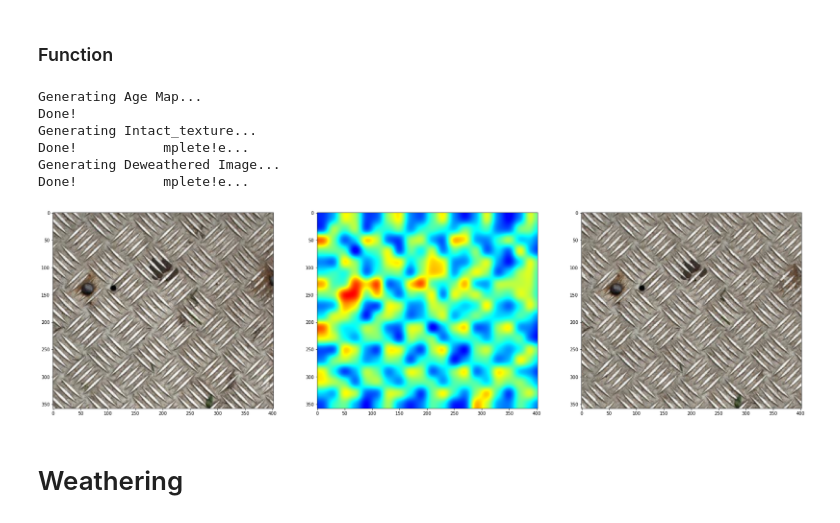
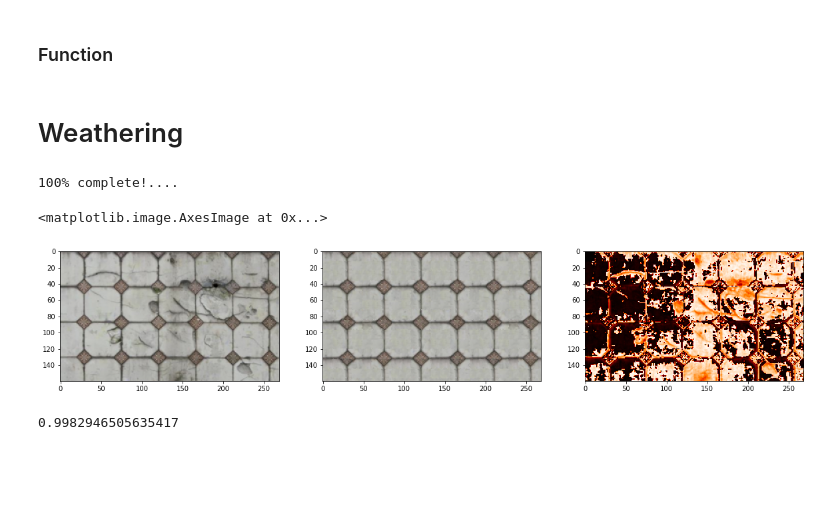
Before and after one commit to ShivanshRakesh/time-varying-weathering-in-texture-space, a Jupyter notebook: src/project.ipynb, the cells around one changed output. Saved outputs shown, nothing was run; the diff lists cells and outputs as text; code cells hidden in the pictures; blank space fills up the shorter version.

Commit message:
added code for generating delta map

```diff
--- a/src/project.ipynb
+++ b/src/project.ipynb
@@ -801,15 +818,7 @@ def deweather(input_image, t, details=None, gradient=None, int_tex=None, bsize=N
 
     return deweathered
 # %%
-deweathered = deweather('input.png', 0.98, size=(30, 10))
+deweathered = deweather('input.png', 0.5, size=(30, 10))
-# %% [output]
-Generating Age Map...
-Done!
-Generating Intact_texture...
-Done!           mplete!e...
-Generating Deweathered Image...
-Done!           mplete!e...
-[figure, removed]
 # %%
 # def generate_deweathering_gif(input_image_name, nframes=30):
 
@@ -864,3 +873,46 @@ Done!           mplete!e...
 # gen_gif('texture8.png', images_texture8)
 # %% [markdown]
 # Weathering
+# %%
+input_image = 'texture8.png'
+
+input_texture = cv2.imread('../images/' + input_image)
+input_texture = cv2.cvtColor(input_texture, cv2.COLOR_BGR2RGB)
+
+intact_texture_img = intact_texture(input_image)
+
+inpDetails, inpGrad = decouple(input_texture)
+intactDetails, intactGrad = decouple(intact_texture_img)
+
+# generating delta map
+delta_map = scale((inpDetails-intactDetails) + (inpGrad-intactGrad), 1)
+
+plt.figure(figsize=(20,5))
+plt.subplot(131)
+plt.imshow(input_texture)
+plt.subplot(132)
+plt.imshow(intact_texture_img)
+plt.subplot(133)
+plt.imshow(delta_map, cmap="gist_heat")
+# %% [output]
+100% complete!....
+<matplotlib.image.AxesImage at 0x...>
+[figure, added]
+# %%
+age_map = generate_age_map(inpDetails, inpGrad, 20, 100/np.product(inpDetails.shape))
+age_map = cv2.GaussianBlur(age_map,(41, 41), 0)
+age_map = scale(age_map, 1)
+
+a, b, _ = input_texture.shape
+N = a//4
+x1 = a//4
+x2 = a//4 + N
+y1 = b//4
+y2 = b//4 + N
+
+source_patch = input_texture[x1:x2, y1:y2, :]
+m = np.amax(delta_map[x1:x2, y1:y2])
+
+print(m)
+# %% [output]
+0.9982946505635417
```
Also changed, not shown: parts of 1 cell of this notebook, 1 other file.
